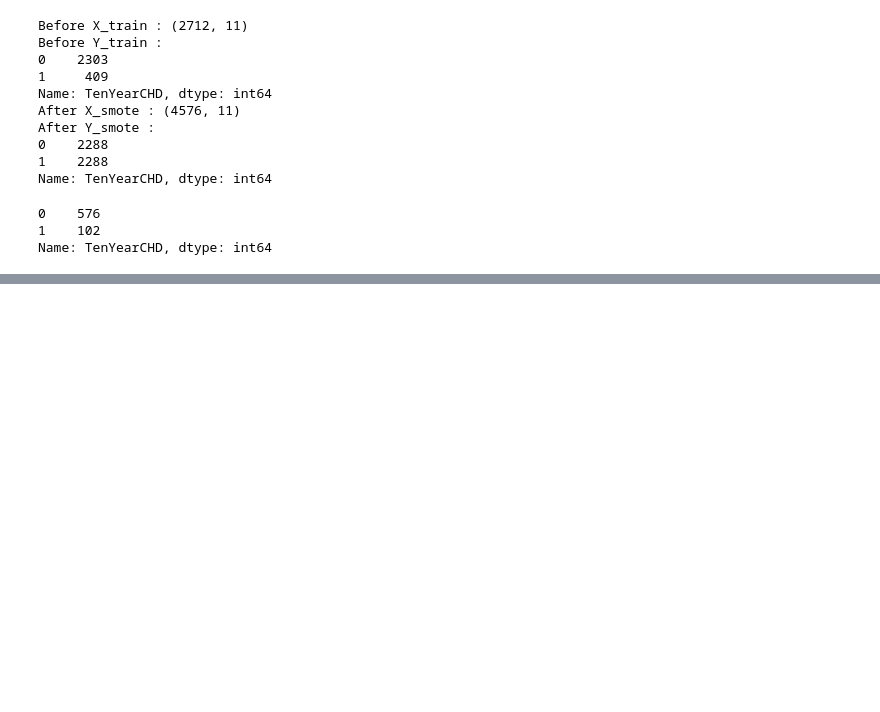
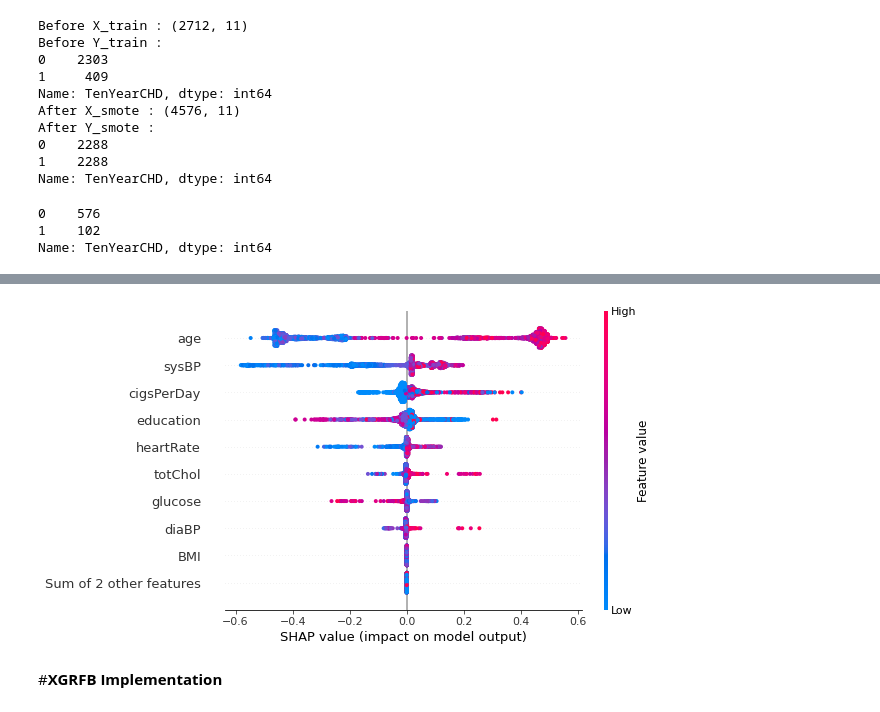
Before and after one commit to Aashishc-prog/CardioVascular-Risk-Prediction, a Jupyter notebook: Capstone_3.ipynb, the cells around one changed output, grey strips where cells are left out. Saved outputs shown, nothing was run; the diff lists cells and outputs as text; code cells hidden in the pictures; blank space fills up the shorter version.

```diff
--- a/Capstone_3.ipynb
+++ b/Capstone_3.ipynb
@@ -653,0 +700,11 @@ Name: TenYearCHD, dtype: int64
+# %%
+# Fits the explainer
+explainer = shap.Explainer(lgbm.predict, X_test)
+# Calculates the SHAP values
+shap_values = explainer(X)
+# %%
+shap.plots.beeswarm(shap_values)
+# %% [output]
+[figure, added]
+# %% [markdown]
+#**XGRFB Implementation**
```
Also changed, not shown: parts of 37 cells of this notebook.
